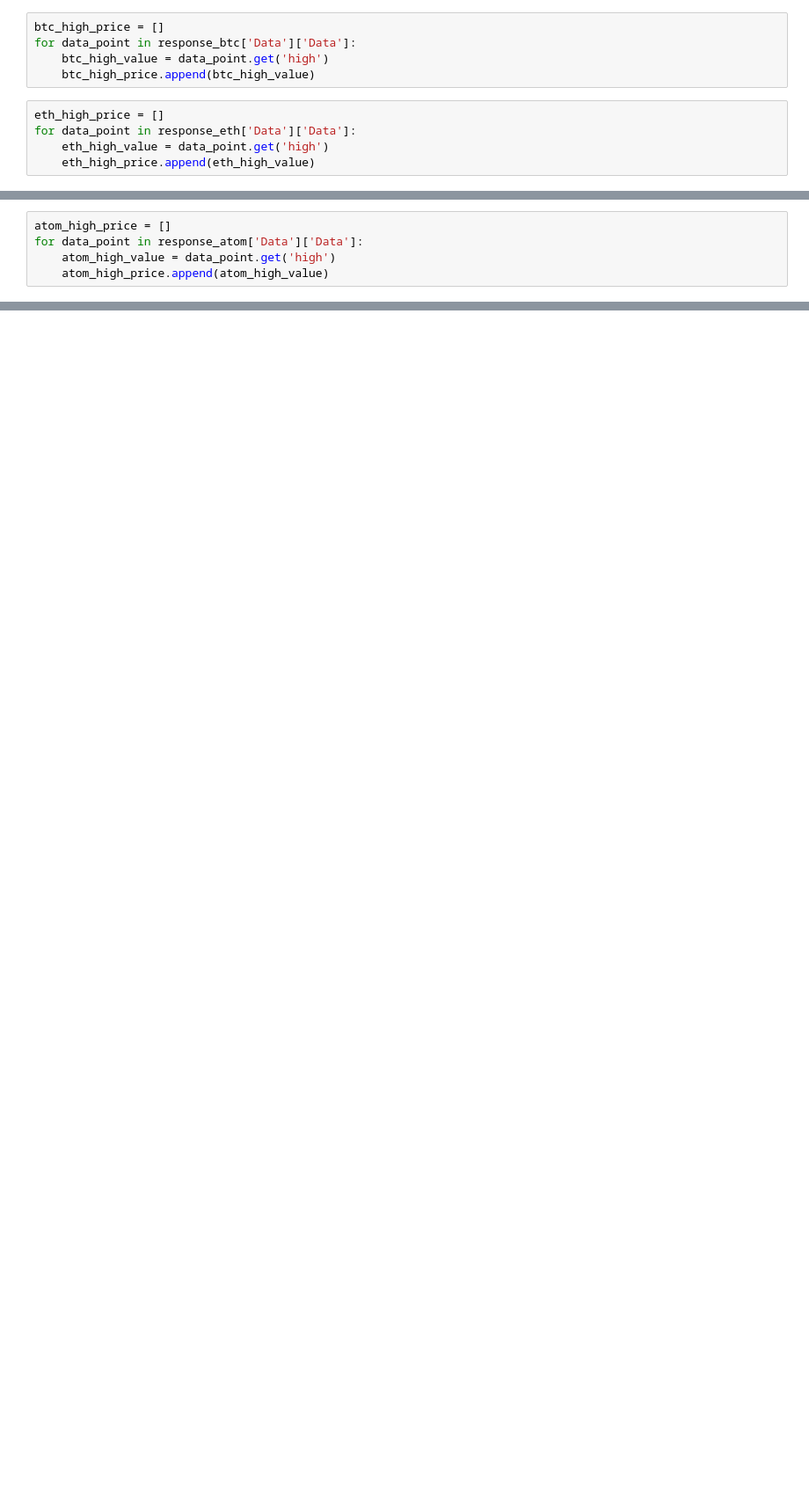
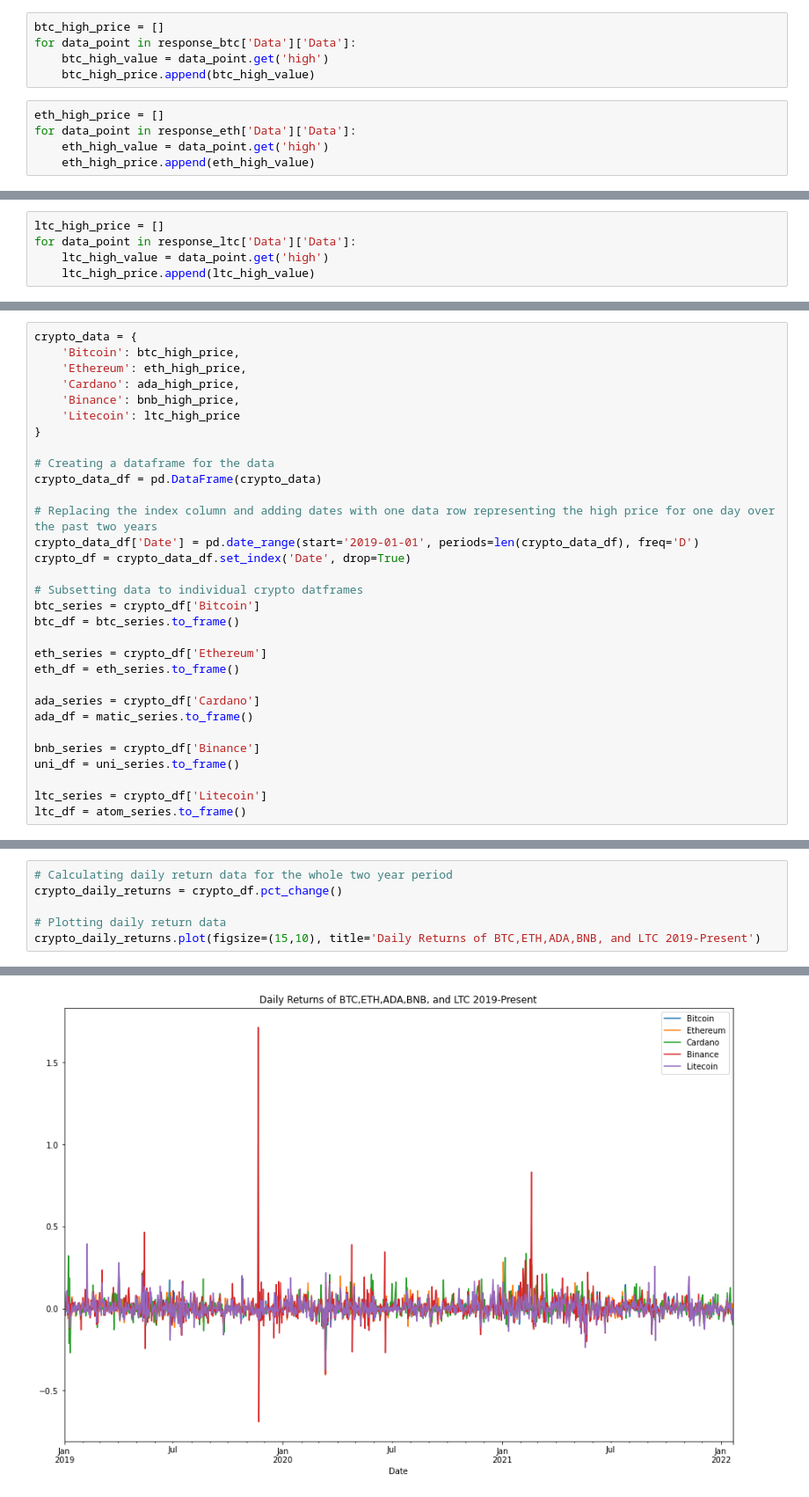
Before and after one commit to pwilli23/Financial-Portfolio-Analyzer, a Jupyter notebook: financial_portfolio_analyzer.ipynb, the cells around one changed output, grey strips where cells are left out. Shown at 88% size. Cells and saved outputs as stored; diff of their text form; blank space fills up the shorter version.

```diff
--- a/financial_portfolio_analyzer.ipynb
+++ b/financial_portfolio_analyzer.ipynb
@@ -77,5 +59,5 @@ for data_point in response_uni['Data']['Data']:
 # %%
-atom_high_price = []
-for data_point in response_atom['Data']['Data']:
-    atom_high_value = data_point.get('high')
-    atom_high_price.append(atom_high_value)
+ltc_high_price = []
+for data_point in response_ltc['Data']['Data']:
+    ltc_high_value = data_point.get('high')
+    ltc_high_price.append(ltc_high_value)
@@ -108,0 +64,31 @@ crypto_data_df
+# %%
+crypto_data = {
+    'Bitcoin': btc_high_price,
+    'Ethereum': eth_high_price,
+    'Cardano': ada_high_price,
+    'Binance': bnb_high_price,
+    'Litecoin': ltc_high_price
+}
+
+# Creating a dataframe for the data
+crypto_data_df = pd.DataFrame(crypto_data)
+
+# Replacing the index column and adding dates with one data row representing the high price for one day over the past two years
+crypto_data_df['Date'] = pd.date_range(start='2019-01-01', periods=len(crypto_data_df), freq='D')
+crypto_df = crypto_data_df.set_index('Date', drop=True)
+
+# Subsetting data to individual crypto datframes
+btc_series = crypto_df['Bitcoin']
+btc_df = btc_series.to_frame()
+
+eth_series = crypto_df['Ethereum']
+eth_df = eth_series.to_frame()
+
+ada_series = crypto_df['Cardano']
+ada_df = matic_series.to_frame()
+
+bnb_series = crypto_df['Binance']
+uni_df = uni_series.to_frame()
+
+ltc_series = crypto_df['Litecoin']
+ltc_df = atom_series.to_frame()
@@ -108,0 +114,7 @@ crypto_data_df
+# %%
+# Calculating daily return data for the whole two year period
+crypto_daily_returns = crypto_df.pct_change()
+
+# Plotting daily return data
+crypto_daily_returns.plot(figsize=(15,10), title='Daily Returns of BTC,ETH,ADA,BNB, and LTC 2019-Present')
+# %% [output]
@@ -108,0 +122 @@ crypto_data_df
+[figure, added]
```
Also changed, not shown: parts of 18 cells of this notebook.
